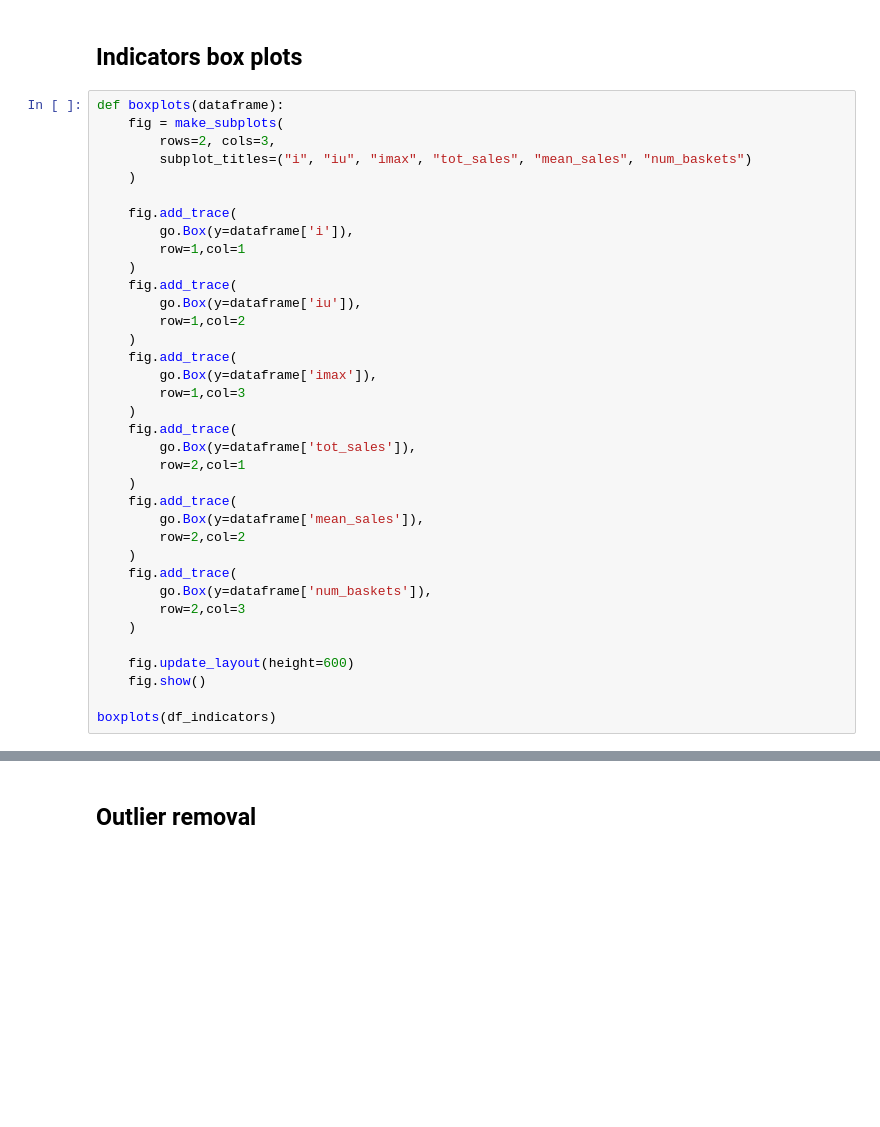
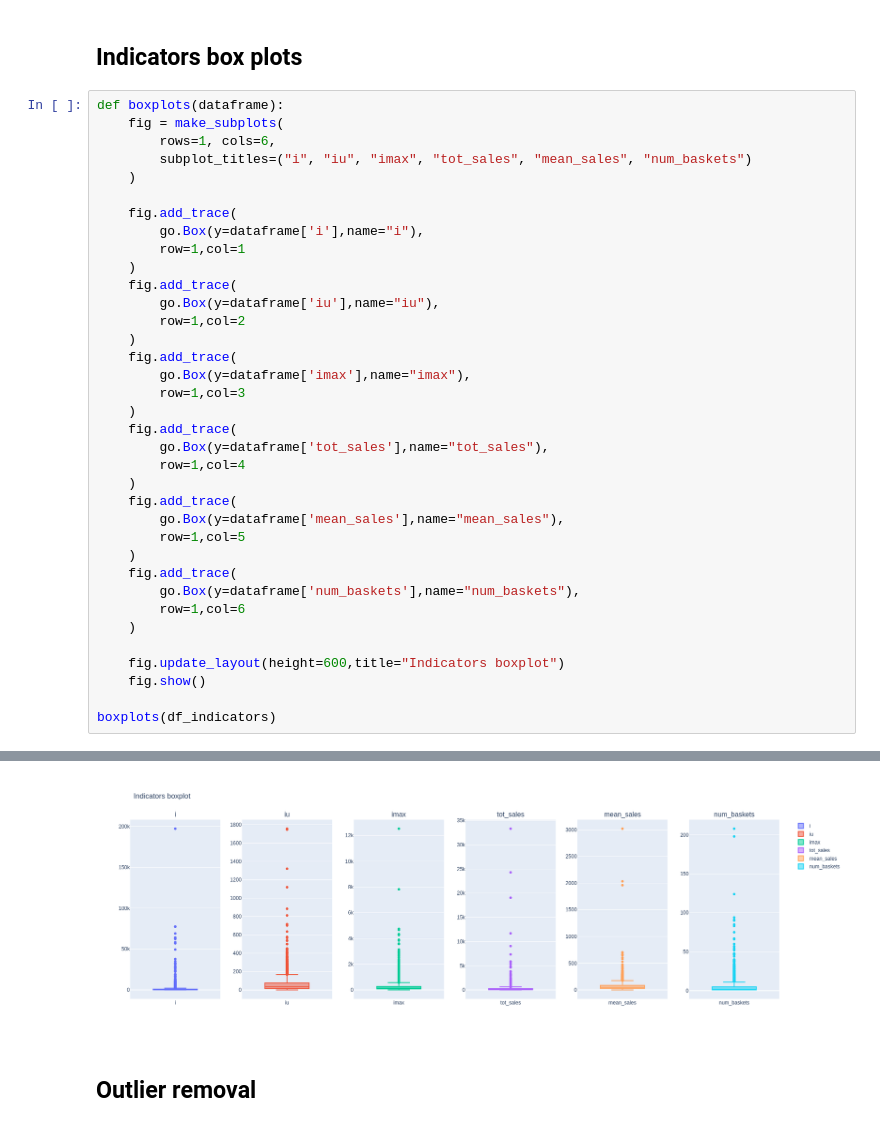
Before and after one commit to gioleppe/Data-Mining-20-21, a Jupyter notebook: notebooks/Task1_data_understanding_and_preparation.ipynb, the cells around one changed output, grey strips where cells are left out. Cells and saved outputs as stored; diff of their text form; blank space fills up the shorter version.

```diff
--- a/notebooks/Task1_data_understanding_and_preparation.ipynb
+++ b/notebooks/Task1_data_understanding_and_preparation.ipynb
@@ -521,36 +552,36 @@ print(df_indicators)
 # %%
 def boxplots(dataframe):
     fig = make_subplots(
-        rows=2, cols=3,
+        rows=1, cols=6,
         subplot_titles=("i", "iu", "imax", "tot_sales", "mean_sales", "num_baskets")
     )
 
     fig.add_trace(
-        go.Box(y=dataframe['i']),
+        go.Box(y=dataframe['i'],name="i"),
         row=1,col=1
     )
     fig.add_trace(
-        go.Box(y=dataframe['iu']),
+        go.Box(y=dataframe['iu'],name="iu"),
         row=1,col=2
     )
     fig.add_trace(
-        go.Box(y=dataframe['imax']),
+        go.Box(y=dataframe['imax'],name="imax"),
         row=1,col=3
     )
     fig.add_trace(
-        go.Box(y=dataframe['tot_sales']),
-        row=2,col=1
+        go.Box(y=dataframe['tot_sales'],name="tot_sales"),
+        row=1,col=4
     )
     fig.add_trace(
-        go.Box(y=dataframe['mean_sales']),
-        row=2,col=2
+        go.Box(y=dataframe['mean_sales'],name="mean_sales"),
+        row=1,col=5
     )
     fig.add_trace(
-        go.Box(y=dataframe['num_baskets']),
-        row=2,col=3
+        go.Box(y=dataframe['num_baskets'],name="num_baskets"),
+        row=1,col=6
     )
 
-    fig.update_layout(height=600)
+    fig.update_layout(height=600,title="Indicators boxplot")
     fig.show()
 
 boxplots(df_indicators)
@@ -559,3 +589,4 @@ boxplots(df_indicators)
+[figure, added]
 # %% [markdown]
 ## Outlier removal
 # %%
```
Also changed, not shown: parts of 25 cells of this notebook, 14 other files.
